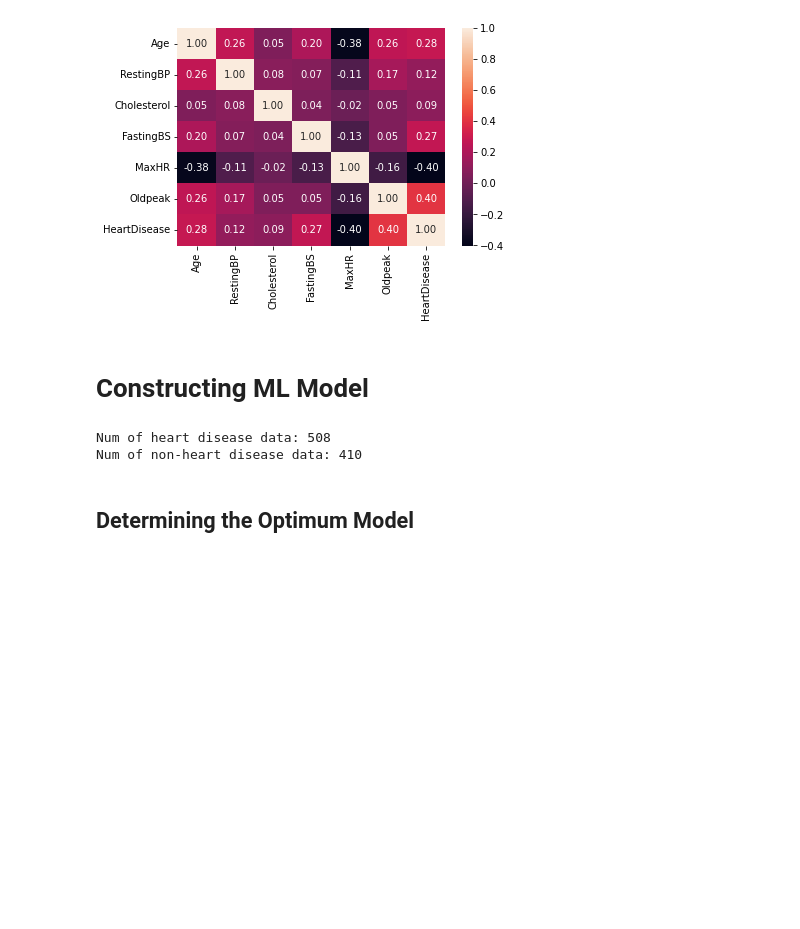
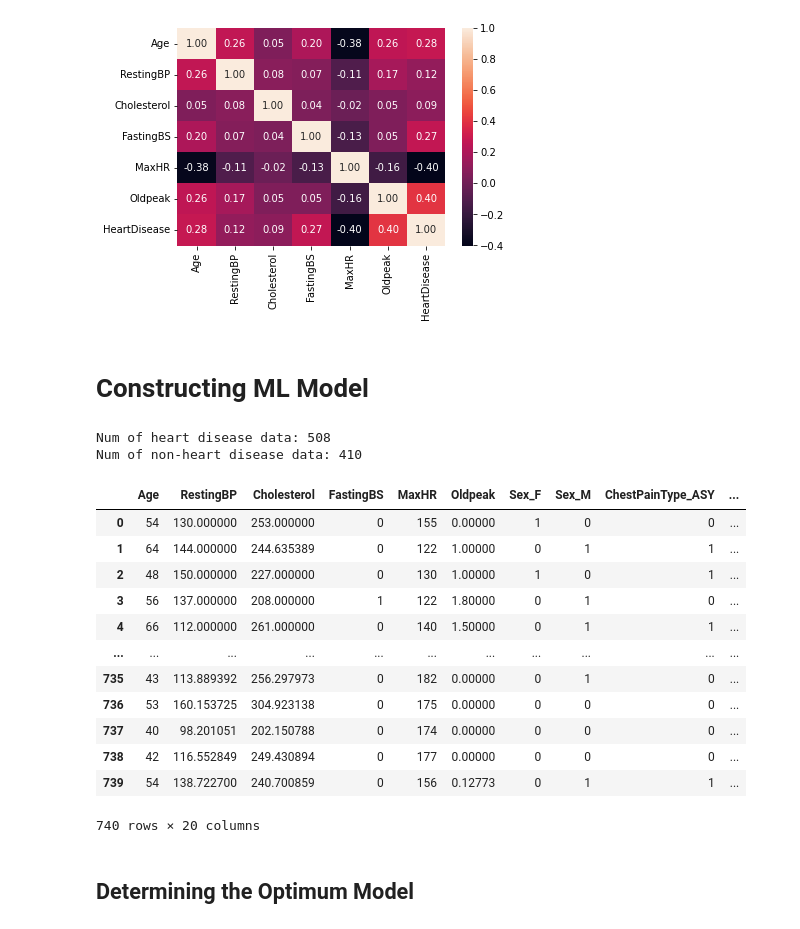
Before and after one commit to gseiler7/Group-2-Capstone, a Jupyter notebook: Python Code/Heart_Disease_ML.ipynb, the cells around one changed output. Drawn from its saved outputs; the diff is of its cells as text; code cells hidden in the pictures; blank space fills up the shorter version.

```diff
--- a/Python Code/Heart_Disease_ML.ipynb
+++ b/Python Code/Heart_Disease_ML.ipynb
@@ -66,0 +91,9 @@ heart_processed.describe()
+# %%
+# split data pre-processing
+import sklearn.model_selection
+
+X = heart_processed.drop('HeartDisease',axis=1)
+y = heart_processed['HeartDisease']
+X_train, X_test, y_train, y_test = sklearn.model_selection.train_test_split(X, y , test_size=0.25,train_size=0.75,random_state=0)
+
+X_test.to_csv(f'{parent_root}/Data/patient_data_test.csv',index=False)
@@ -144,8 +183,8 @@ sns.heatmap(heart_processed.corr(), annot=True, fmt='.2f')
 # %% [markdown]
 # Constructing ML Model
 # %%
-X = pd.get_dummies(heart_processed.drop('HeartDisease',axis=1))
-y = heart_processed['HeartDisease']
+X = pd.get_dummies(X_train)
+y = y_train
 # %%
 print(f"Num of heart disease data: {heart_processed[heart_processed['HeartDisease']==1].count()[0]}")
 print(f"Num of non-heart disease data: {heart_processed[heart_processed['HeartDisease']==0].count()[0]}")
@@ -166,3 +201,22 @@ X_train, X_test, y_train, y_test = sklearn.model_selection.train_test_split(X_sm
+# %%
+X_train = X_sm
+y_train = y_sm
+# %%
+X_train
+# %% [output]
+|  | Age | RestingBP | Cholesterol | FastingBS | MaxHR | Oldpeak | Sex_F | Sex_M | ChestPainType_ASY | ... |
+| 0 | 54 | 130.000000 | 253.000000 | 0 | 155 | 0.00000 | 1 | 0 | 0 | ... |
+| 1 | 64 | 144.000000 | 244.635389 | 0 | 122 | 1.00000 | 0 | 1 | 1 | ... |
+| 2 | 48 | 150.000000 | 227.000000 | 0 | 130 | 1.00000 | 1 | 0 | 1 | ... |
+| 3 | 56 | 137.000000 | 208.000000 | 1 | 122 | 1.80000 | 0 | 1 | 0 | ... |
+| 4 | 66 | 112.000000 | 261.000000 | 0 | 140 | 1.50000 | 0 | 1 | 1 | ... |
+| ... | ... | ... | ... | ... | ... | ... | ... | ... | ... | ... |
+| 735 | 43 | 113.889392 | 256.297973 | 0 | 182 | 0.00000 | 0 | 1 | 0 | ... |
+| 736 | 53 | 160.153725 | 304.923138 | 0 | 175 | 0.00000 | 0 | 0 | 0 | ... |
+| 737 | 40 | 98.201051 | 202.150788 | 0 | 174 | 0.00000 | 0 | 0 | 0 | ... |
+| 738 | 42 | 116.552849 | 249.430894 | 0 | 177 | 0.00000 | 0 | 0 | 0 | ... |
+| 739 | 54 | 138.722700 | 240.700859 | 0 | 156 | 0.12773 | 0 | 1 | 1 | ... |
+740 rows × 20 columns
 # %% [markdown]
 ## Determining the Optimum Model
 # %%
```
Also changed, not shown: parts of 9 cells of this notebook.
